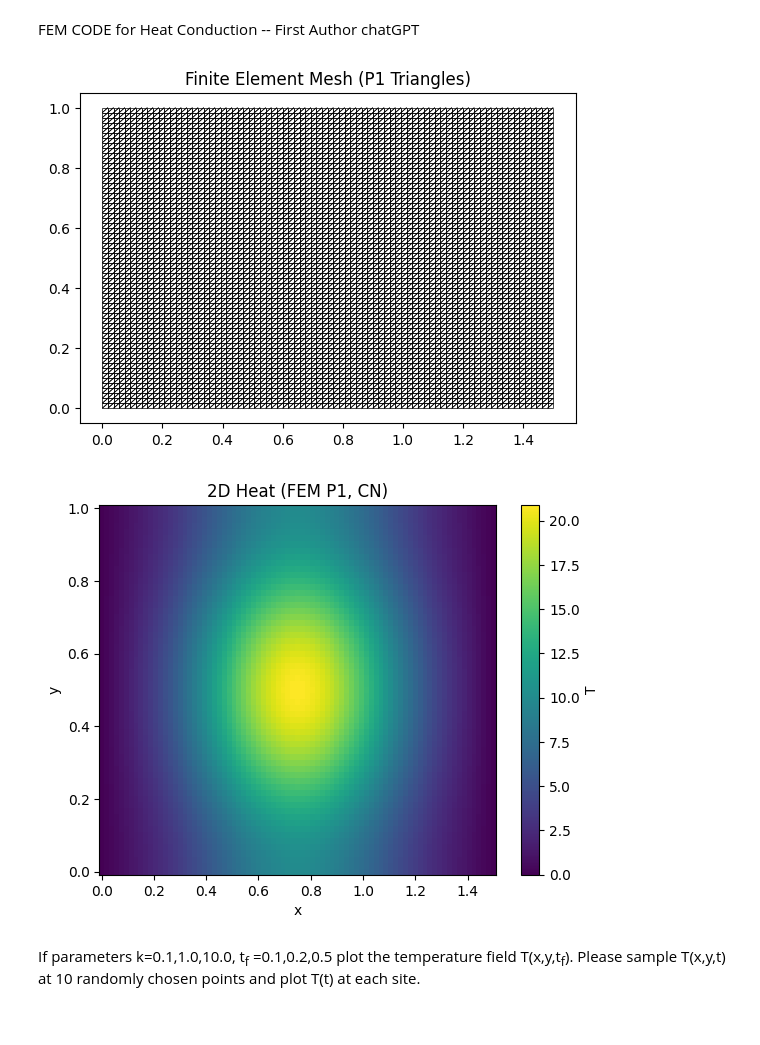
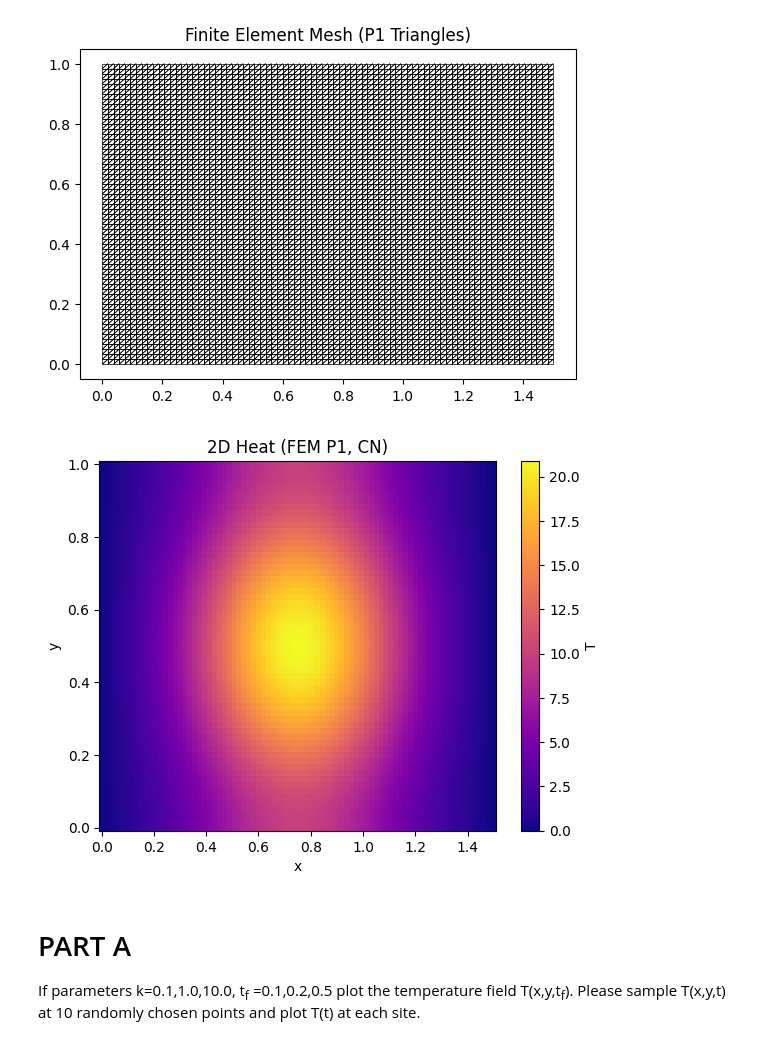
Before and after one commit to rachelBonanno/SciML_Assignment_2, a Jupyter notebook: fem2d_heat.ipynb, the cells around one changed output. Saved outputs shown, nothing was run; the diff lists cells and outputs as text; code cells hidden in the pictures.

```diff
--- a/fem2d_heat.ipynb
+++ b/fem2d_heat.ipynb
@@ -1,5 +1,3 @@
-# %% [markdown]
-FEM CODE for Heat Conduction -- First Author chatGPT
 # %%
 # fem2d_heat.py
 # pip install numpy scipy matplotlib
@@ -187,36 +185,37 @@ def heat2d_fem(
 
 
 if __name__ == "__main__":
     # Example: smooth transient with a decaying Gaussian source near x=0.75,y=0.5; note exponential decay of source wrt time
     def q(x, y, t):
         return 100.0*np.exp(-10*(x-0.75)**2 - 10*(y-0.5)**2) * np.exp(-1*t)
 
     x, y, T, _ = heat2d_fem(
         NX=80, NY=60, Lx=1.5, Ly=1.0,
         k=0.10, rho=1.0, cp=1.0,
         T_left=0.0, T_right=0.0,
         q_func=q,
         dt=5e-3, t_end=0.5,
         scheme="CN",                    # try "BE" or "CN"
         return_history=False,
         plotmesh=True
     )
 
     # Quick plot
     try:
         import matplotlib.pyplot as plt
         X, Y = np.meshgrid(x, y)
         plt.figure()
-        pc = plt.pcolormesh(X, Y, T, shading="auto")
+        pc = plt.pcolormesh(X, Y, T, shading="auto", cmap="plasma")
         plt.colorbar(pc, label="T")
         plt.xlabel("x"); plt.ylabel("y"); plt.title("2D Heat (FEM P1, CN)")
         plt.show()
     except Exception as e:
         print("Plotting skipped:", e)
 # %% [output]
 [figure]
-[figure, old version]
+[figure, new version]
 # %% [markdown]
+# PART A
 If parameters k=0.1,1.0,10.0, t<sub>f</sub> =0.1,0.2,0.5 plot the temperature field T(x,y,t<sub>f</sub>).
 Please sample T(x,y,t) at 10 randomly chosen points and plot T(t) at each site.
 # %%
```
Also changed, not shown: parts of 13 cells of this notebook, 9 other files.
